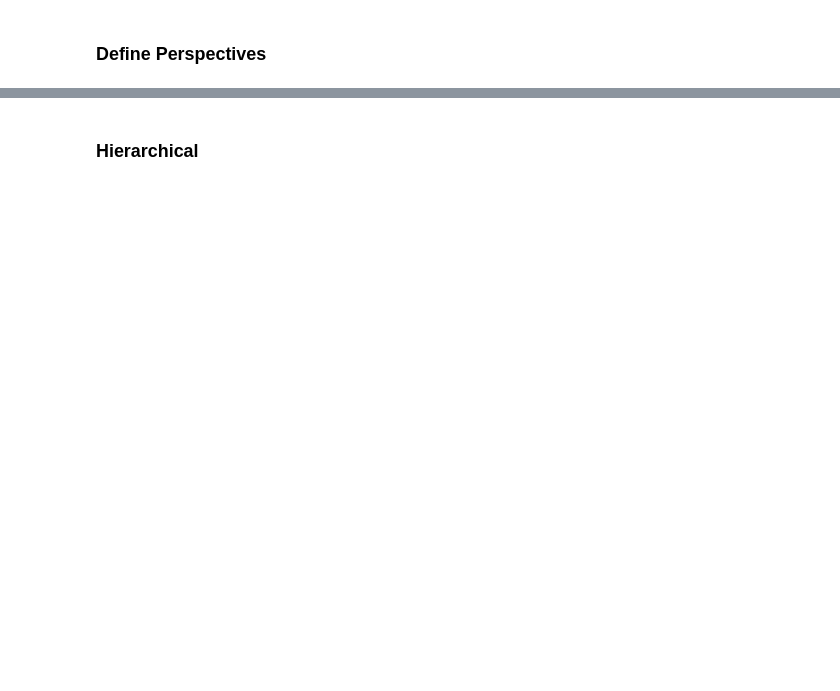
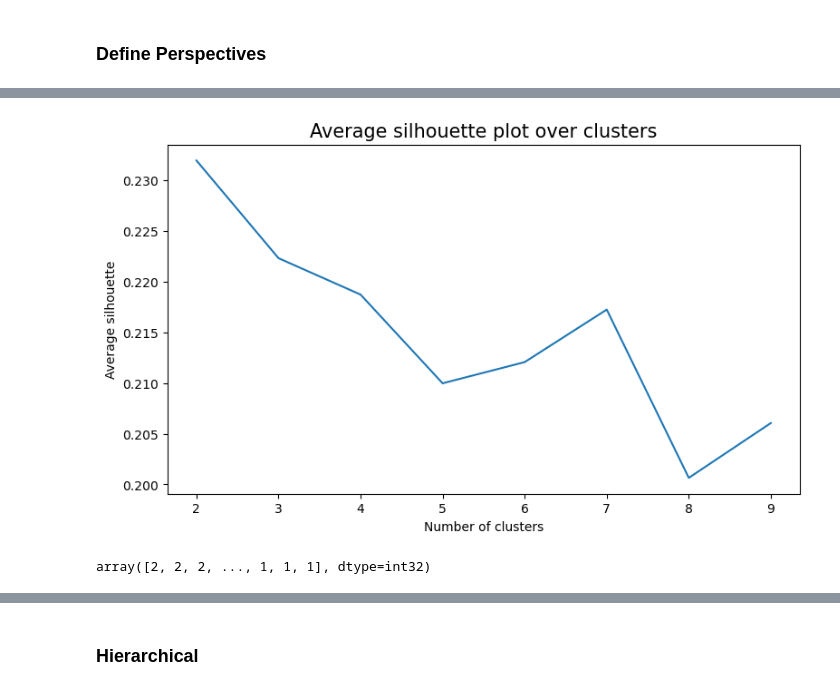
Before and after one commit to nunonuness/DM, a Jupyter notebook: Clustering.ipynb, the cells around one changed output, grey strips where cells are left out. Drawn from its saved outputs; the diff is of its cells as text; code cells hidden in the pictures; blank space fills up the shorter version.

```diff
--- a/Clustering.ipynb
+++ b/Clustering.ipynb
@@ -76,0 +284,26 @@ df = pd.read_csv('df2.csv')
+# %%
+# The average silhouette plot
+# The inertia plot
+plt.figure(figsize=(9,5))
+
+
+#  Why range_clusters[1:] ?
+# Remember we skipped k=1 in the cell above
+
+plt.plot(range_clusters[1:], ## Plot X-axis;
+         avg_silhouette)     ## Plot Y-axis
+
+plt.ylabel("Average silhouette")
+plt.xlabel("Number of clusters")
+plt.title("Average silhouette plot over clusters", size=15)
+plt.show()
+# %% [output]
+[figure, added]
+# %%
+# final cluster solution
+number_clusters = 3
+kmclust = KMeans(n_clusters=number_clusters, init='k-means++', n_init=15, random_state=1)
+km_labels = kmclust.fit_predict(df[used_features])
+km_labels
+# %% [output]
+array([2, 2, 2, ..., 1, 1, 1], dtype=int32)
```
Also changed, not shown: parts of 25 cells of this notebook.
